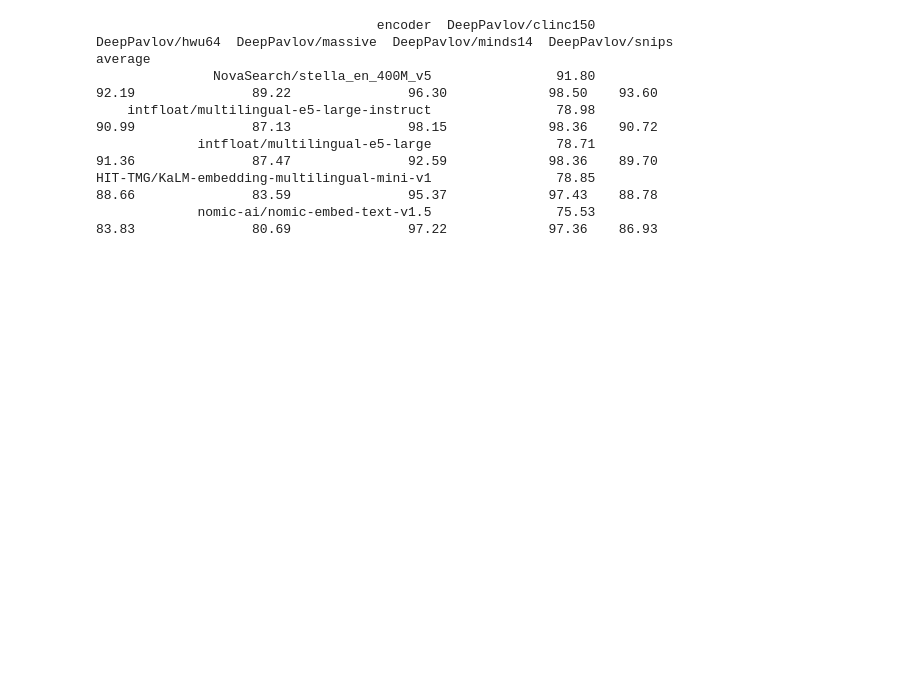
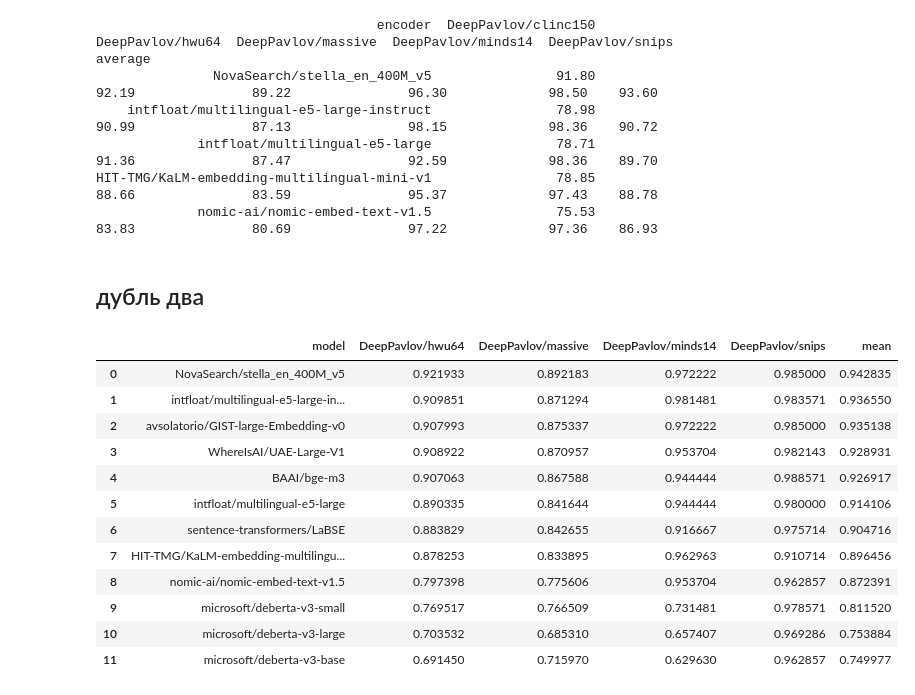
Before and after one commit to Darinochka/AutoIntent-experiments, a Jupyter notebook: encoders.ipynb, the cells around one changed output. Saved outputs shown, nothing was run; the diff lists cells and outputs as text; code cells hidden in the pictures; blank space fills up the shorter version.

```diff
--- a/encoders.ipynb
+++ b/encoders.ipynb
@@ -79,3 +79,24 @@ print(df_new.sort_values(by="average", ascending=False).to_string(index=False))
              intfloat/multilingual-e5-large                78.71             91.36               87.47               92.59             98.36    89.70
 HIT-TMG/KaLM-embedding-multilingual-mini-v1                78.85             88.66               83.59               95.37             97.43    88.78
              nomic-ai/nomic-embed-text-v1.5                75.53             83.83               80.69               97.22             97.36    86.93
+# %% [markdown]
+## дубль два
+# %%
+import pandas as pd
+
+precise = pd.read_csv("retrieval_different_retrievals_full_accuracy.csv")
+precise
+# %% [output]
+|  | model | DeepPavlov/hwu64 | DeepPavlov/massive | DeepPavlov/minds14 | DeepPavlov/snips | mean |
+| 0 | NovaSearch/stella_en_400M_v5 | 0.921933 | 0.892183 | 0.972222 | 0.985000 | 0.942835 |
+| 1 | intfloat/multilingual-e5-large-in... | 0.909851 | 0.871294 | 0.981481 | 0.983571 | 0.936550 |
+| 2 | avsolatorio/GIST-large-Embedding-v0 | 0.907993 | 0.875337 | 0.972222 | 0.985000 | 0.935138 |
+| 3 | WhereIsAI/UAE-Large-V1 | 0.908922 | 0.870957 | 0.953704 | 0.982143 | 0.928931 |
+| 4 | BAAI/bge-m3 | 0.907063 | 0.867588 | 0.944444 | 0.988571 | 0.926917 |
+| 5 | intfloat/multilingual-e5-large | 0.890335 | 0.841644 | 0.944444 | 0.980000 | 0.914106 |
+| 6 | sentence-transformers/LaBSE | 0.883829 | 0.842655 | 0.916667 | 0.975714 | 0.904716 |
+| 7 | HIT-TMG/KaLM-embedding-multilingu... | 0.878253 | 0.833895 | 0.962963 | 0.910714 | 0.896456 |
+| 8 | nomic-ai/nomic-embed-text-v1.5 | 0.797398 | 0.775606 | 0.953704 | 0.962857 | 0.872391 |
+| 9 | microsoft/deberta-v3-small | 0.769517 | 0.766509 | 0.731481 | 0.978571 | 0.811520 |
+| 10 | microsoft/deberta-v3-large | 0.703532 | 0.685310 | 0.657407 | 0.969286 | 0.753884 |
+| 11 | microsoft/deberta-v3-base | 0.691450 | 0.715970 | 0.629630 | 0.962857 | 0.749977 |
```
Also changed, not shown: parts of 9 cells of this notebook.
